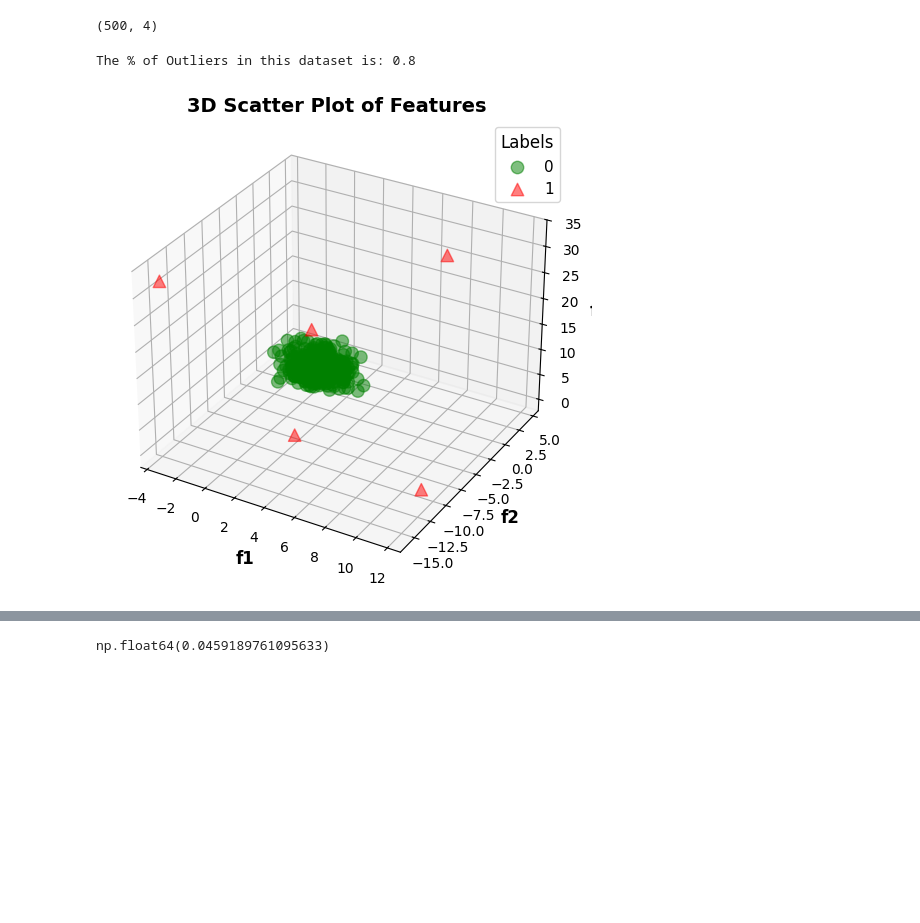
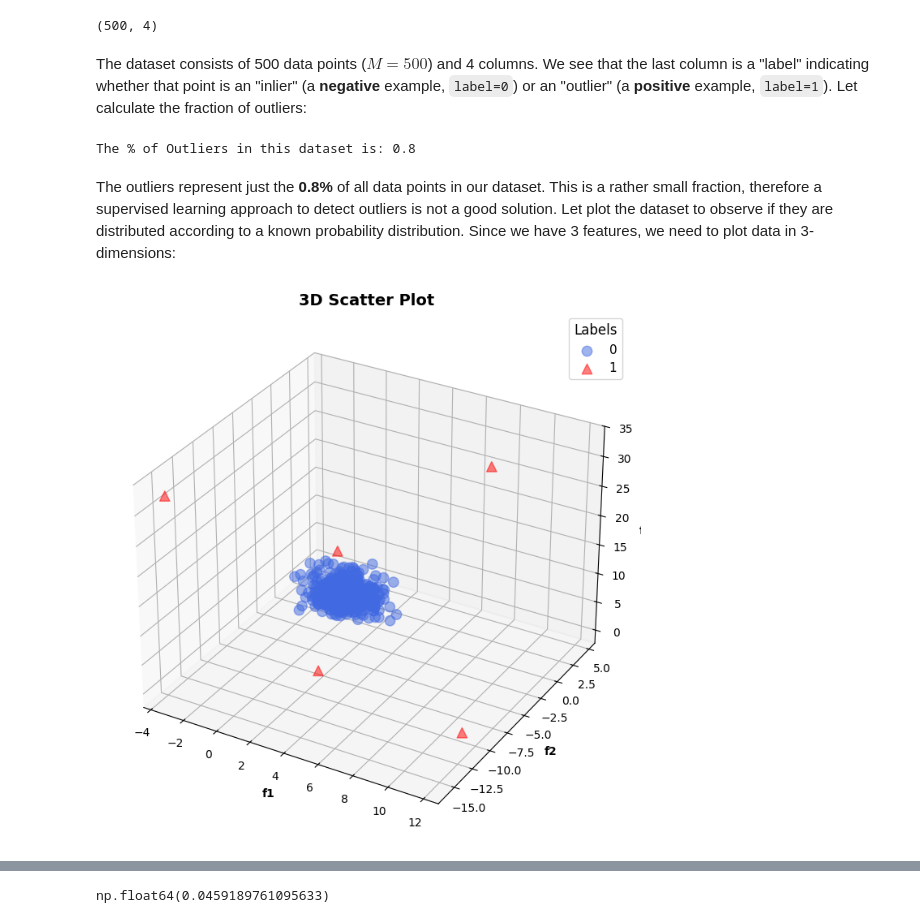
Before and after one commit to mirko-leccese/The-Machine-Learning-Project, a Jupyter notebook: anomaly-detection/density-estimation.ipynb, the cells around one changed output, grey strips where cells are left out. Drawn from its saved outputs; the diff is of its cells as text; code cells hidden in the pictures; blank space fills up the shorter version.

```diff
--- a/anomaly-detection/density-estimation.ipynb
+++ b/anomaly-detection/density-estimation.ipynb
@@ -36,6 +75,8 @@ df
 df.shape
 # %% [output]
 (500, 4)
+# %% [markdown]
+The dataset consists of 500 data points ($M=500$) and 4 columns. We see that the last column is a "label" indicating whether that point is an "inlier" (a **negative** example, `label=0`) or an "outlier" (a **positive** example, `label=1`). Let calculate the fraction of outliers:
 # %%
 tot_point = df.shape[0]
 # %%
@@ -47,30 +88,33 @@ perc_outliers = num_outliers/tot_point*100
 print(f"The % of Outliers in this dataset is: {perc_outliers}")
 # %% [output]
 The % of Outliers in this dataset is: 0.8
+# %% [markdown]
+The outliers represent just the **0.8%** of all data points in our dataset. This is a rather small fraction, therefore a supervised learning approach to detect outliers is not a good solution. Let plot the dataset to observe if they are distributed according to a known probability distribution. Since we have 3 features, we need to plot data in 3-dimensions:
 # %%
 # Create a figure and a 3D axis
-fig = plt.figure(figsize=(6, 6))
+fig = plt.figure(figsize=(7, 7))
 ax = fig.add_subplot(111, projection='3d')
 
 # Plot each group separately to add a legend
-for label, color, marker in zip([0, 1], ['green', 'red'], ['o', '^']):
+for label, color, marker in zip([0, 1], ['royalblue', 'red'], ['o', '^']):
     subset = df[df['label'] == label]
     ax.scatter(subset['f1'], subset['f2'], subset['f3'],
                c=color, marker=marker, s=80, alpha=0.5, label=f'{label}')
 
 # Set labels and title with custom fonts
-ax.set_xlabel('f1', fontsize=12, fontweight='bold')
-ax.set_ylabel('f2', fontsize=12, fontweight='bold')
-ax.set_zlabel('f3', fontsize=12, fontweight='bold')
-ax.set_title('3D Scatter Plot of Features', fontsize=14, fontweight='bold')
+ax.set_xlabel('f1', fontsize=10, fontweight='bold')
+ax.set_ylabel('f2', fontsize=10, fontweight='bold')
+ax.set_zlabel('f3', fontsize=10, fontweight='bold')
+ax.set_title('3D Scatter Plot', fontsize=14, fontweight='bold')
 
 # Add a legend
 ax.legend(title='Labels', title_fontsize='12', fontsize='11')
 
 # Customize grid lines
 ax.grid(color='white', linestyle='-', linewidth=1, alpha=0.7)
 
+plt.tight_layout()
 # Show the plot
 plt.show()
 # %% [output]
-[figure, old version]
+[figure, new version]
```
Also changed, not shown: parts of 46 cells of this notebook.
